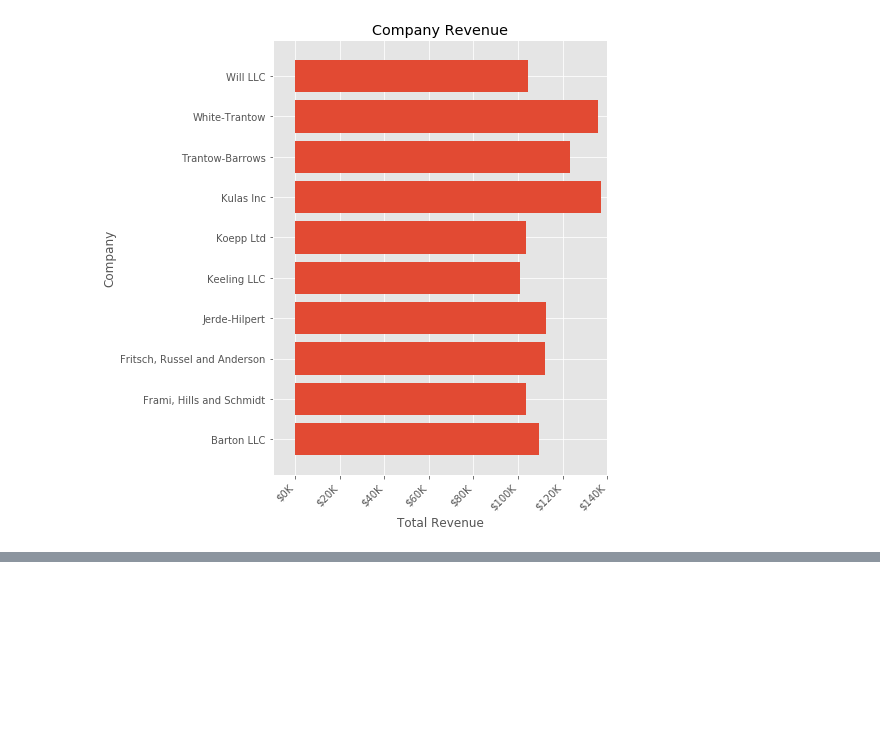
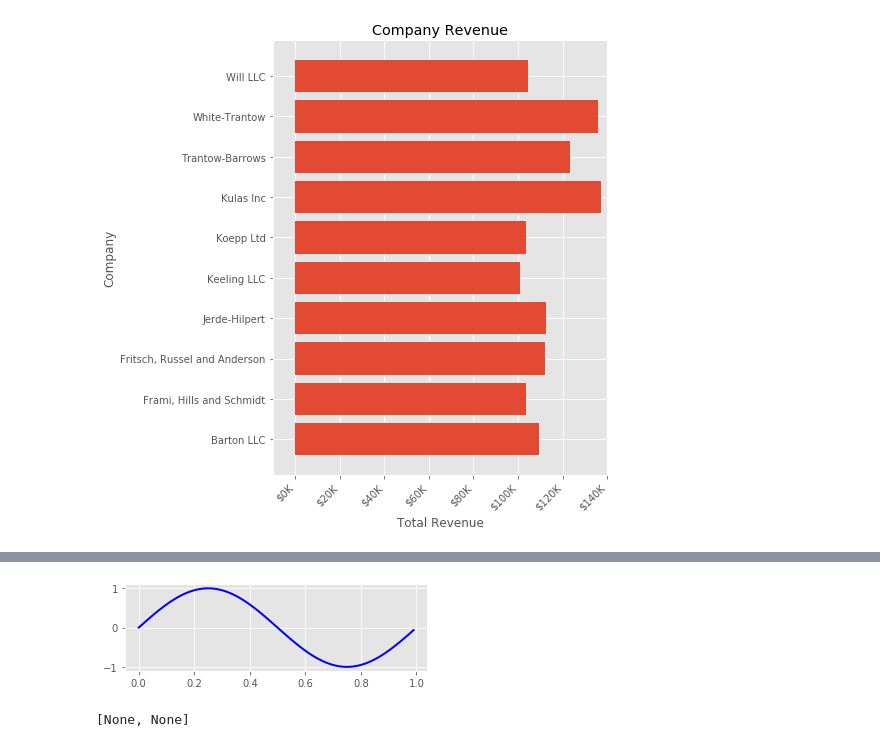
Before and after one commit to apricoteriop456/whh-python-homework, a Jupyter notebook: matplotlib_exercises.ipynb, the cells around one changed output, grey strips where cells are left out. Saved outputs shown, nothing was run; the diff lists cells and outputs as text; code cells hidden in the pictures; blank space fills up the shorter version.

```diff
--- a/matplotlib_exercises.ipynb
+++ b/matplotlib_exercises.ipynb
@@ -275,0 +319,15 @@ fig.savefig('sales.png')
+# %%
+#在任意位置创建一个AXEA,通过列表参数[left,bottom,width,height]，值都在0-1之间
+fig2 = plt.figure()
+ax2 = fig2.add_axes([0.15, 0.1, 0.7, 0.3])
+#then 用plot(), text(), hist(),imshow())来画图
+import numpy as np
+t = np.arange(0.0, 1.0, 0.01)
+s = np.sin(2*np.pi*t)
+line, = ax2.plot(t, s, color='blue', lw=2)#将所得到的二位figure赋给line列表
+type(ax.lines)
+len(ax2.lines)#长度为1
+type(line)
+line.get_alpha()#获得特性
+# %% [output]
+[figure, added]
@@ -275,0 +341,7 @@ fig.savefig('sales.png')
+# %%
+#get and set properties每个属性都可以通过老式的setter或getter进行访问。
+a = line.get_alpha()#获得特性
+line.set_alpha(0.5)#设置特性
+line.set(alpha=0.5, zorder=2)
+# %% [output]
+[None, None]
```
Also changed, not shown: parts of 14 cells of this notebook.
